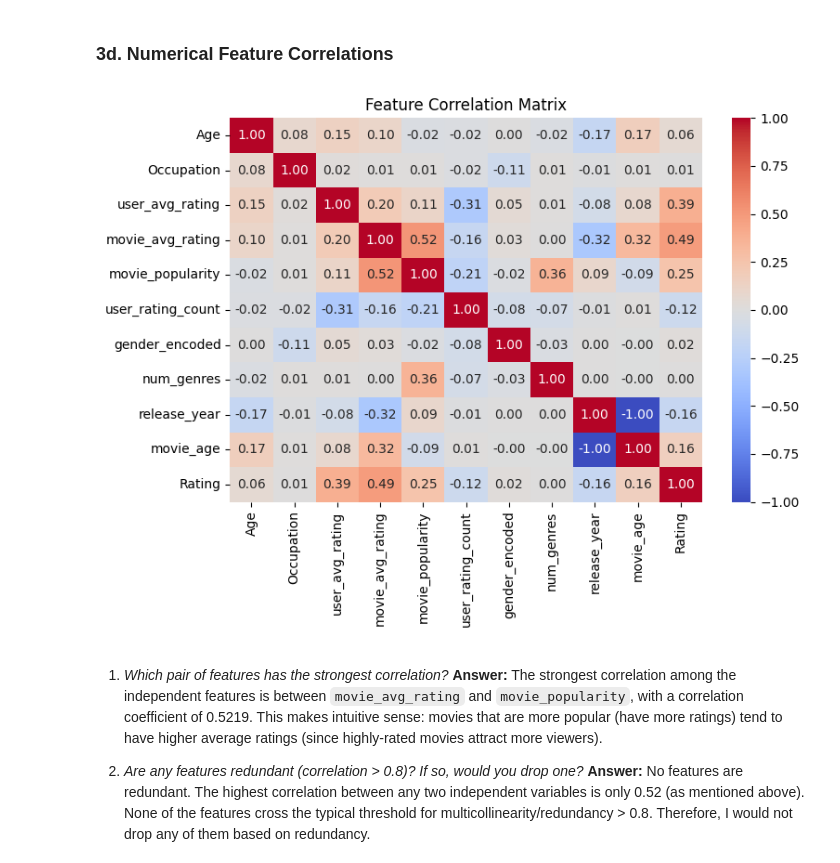
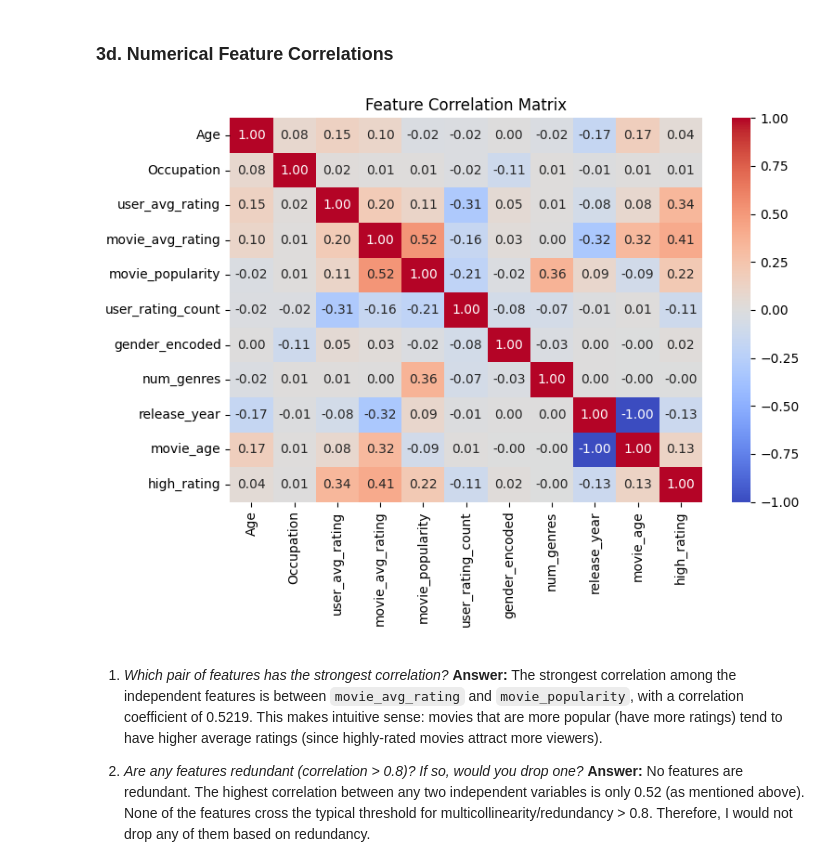
Before and after one commit to RutvikNK/cs570_movie-lens_group2, a Jupyter notebook: Vortex_D1-D2.ipynb, the cells around one changed output. Saved outputs shown, nothing was run; the diff lists cells and outputs as text; code cells hidden in the pictures.

```diff
--- a/Vortex_D1-D2.ipynb
+++ b/Vortex_D1-D2.ipynb
@@ -1260,28 +1260,28 @@ plt.savefig("categorical_features_analysis.png")
 # %%
 import seaborn as sns
 
 from pyspark.ml.feature import VectorAssembler
 from pyspark.ml.stat import Correlation
 
 # Assemble numerical features into a vector
-num_features = ['Age','Occupation', 'user_avg_rating', 'movie_avg_rating', 'movie_popularity', 'user_rating_count', 'gender_encoded', 'num_genres', 'release_year', 'movie_age', 'Rating']
+num_features = ['Age','Occupation', 'user_avg_rating', 'movie_avg_rating', 'movie_popularity', 'user_rating_count', 'gender_encoded', 'num_genres', 'release_year', 'movie_age', 'high_rating']
 assembler = VectorAssembler(inputCols=num_features, outputCol="num_vec")
 vec_df = assembler.transform(df_joined).select("num_vec")
 
 # Compute Pearson correlation matrix
 corr_matrix = Correlation.corr(vec_df, "num_vec").head()[0]
 corr_array = corr_matrix.toArray()
 
 # Visualize
 plt.figure(figsize=(8, 6))
 sns.heatmap(corr_array, annot=True, fmt=".2f",
 xticklabels=num_features, yticklabels=num_features,
 cmap="coolwarm", center=0)
 plt.title("Feature Correlation Matrix")
 plt.tight_layout()
 plt.show()
 # %% [output]
-[figure, old version]
+[figure, new version]
 # %% [markdown]
 1. *Which pair of features has the strongest correlation?* **Answer:** The strongest correlation among the independent features is between ``movie_avg_rating`` and ``movie_popularity``, with a correlation coefficient of 0.5219. This makes intuitive sense: movies that are more popular (have more ratings) tend to have higher average ratings (since highly-rated movies attract more viewers).
 
```
Also changed, not shown: parts of 11 cells of this notebook, 1 other file.
